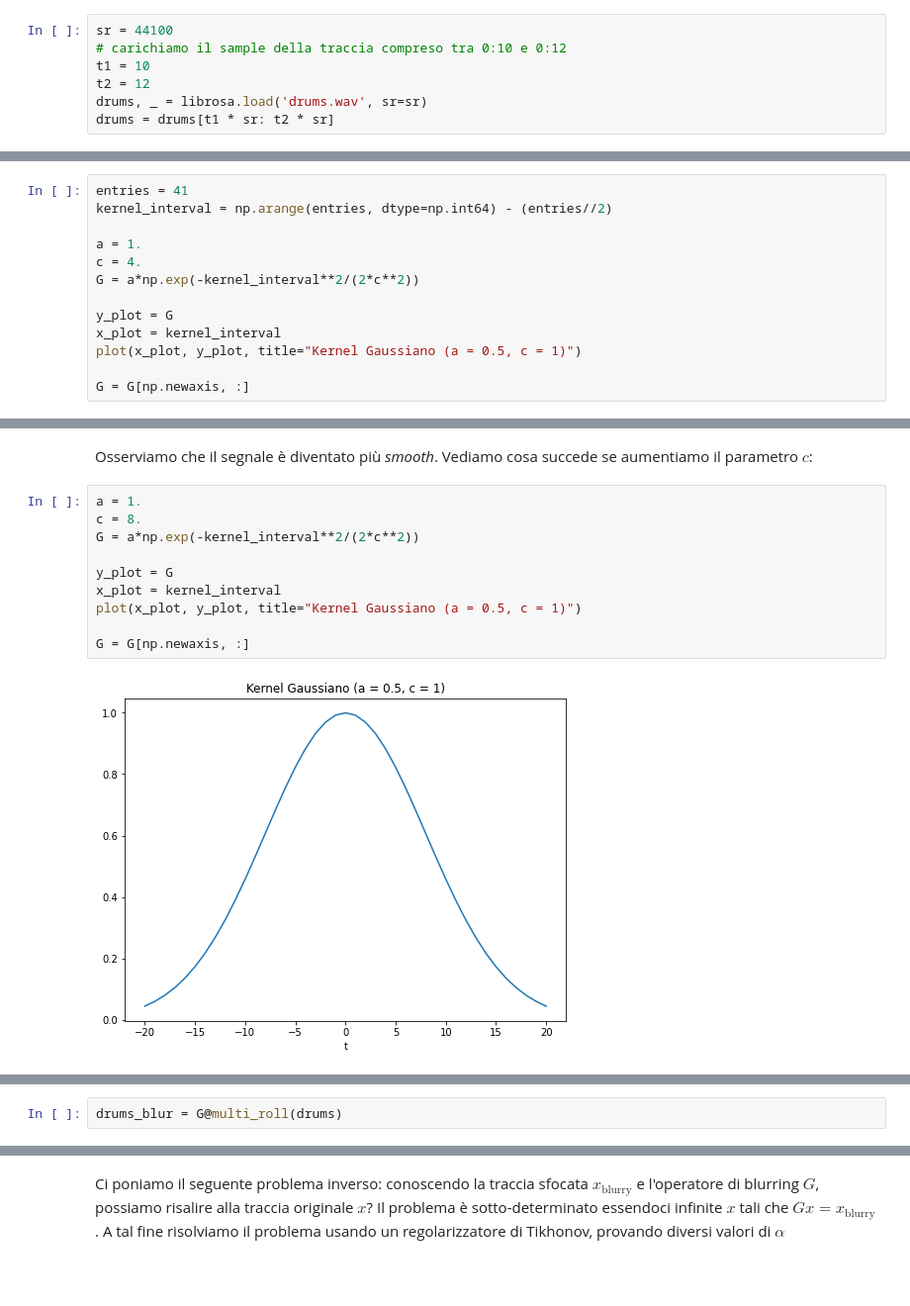
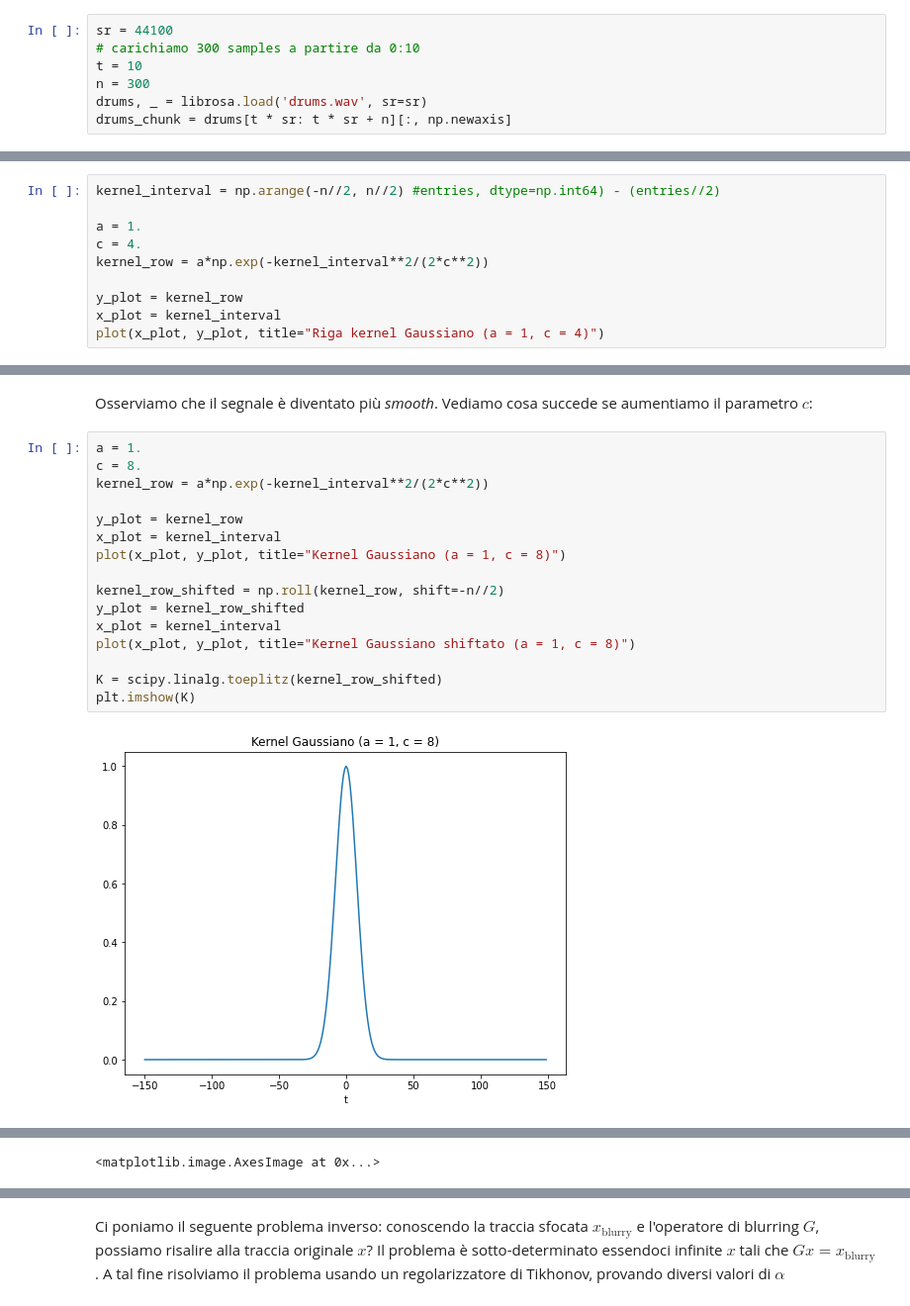
Before and after one commit to erodola/NumMeth-s2-2022, a Jupyter notebook: esercizi/ex3/ex3.ipynb, the cells around one changed output, grey strips where cells are left out. Shown at 99% size. Saved outputs shown, nothing was run; the diff lists cells and outputs as text; blank space fills up the shorter version.

```diff
--- a/esercizi/ex3/ex3.ipynb
+++ b/esercizi/ex3/ex3.ipynb
@@ -175,8 +199,8 @@ Passiamo ad esaminare segnali uni-dimensionali. A tal fine carichiamo la traccia
 # %%
 sr = 44100
-# carichiamo il sample della traccia compreso tra 0:10 e 0:12
-t1 = 10
-t2 = 12
+# carichiamo 300 samples a partire da 0:10
+t = 10
+n = 300
 drums, _ = librosa.load('drums.wav', sr=sr)
-drums = drums[t1 * sr: t2 * sr]
+drums_chunk = drums[t * sr: t * sr + n][:, np.newaxis]
 # %% [markdown]
@@ -197,14 +220,11 @@ Per ottenere una rappresentazione sparsa di $K$, scegliamo solo 100 entrate su o
 # %%
-entries = 41
-kernel_interval = np.arange(entries, dtype=np.int64) - (entries//2)
+kernel_interval = np.arange(-n//2, n//2) #entries, dtype=np.int64) - (entries//2)
 
 a = 1.
 c = 4.
-G = a*np.exp(-kernel_interval**2/(2*c**2))
+kernel_row = a*np.exp(-kernel_interval**2/(2*c**2))
 
-y_plot = G
+y_plot = kernel_row
 x_plot = kernel_interval
-plot(x_plot, y_plot, title="Kernel Gaussiano (a = 0.5, c = 1)")
-
-G = G[np.newaxis, :]
+plot(x_plot, y_plot, title="Riga kernel Gaussiano (a = 1, c = 4)")
 # %% [output]
@@ -233,12 +265,18 @@ Osserviamo che il segnale è diventato più *smooth*. Vediamo cosa succede se au
 # %%
 a = 1.
 c = 8.
-G = a*np.exp(-kernel_interval**2/(2*c**2))
+kernel_row = a*np.exp(-kernel_interval**2/(2*c**2))
 
-y_plot = G
+y_plot = kernel_row
 x_plot = kernel_interval
-plot(x_plot, y_plot, title="Kernel Gaussiano (a = 0.5, c = 1)")
+plot(x_plot, y_plot, title="Kernel Gaussiano (a = 1, c = 8)")
 
-G = G[np.newaxis, :]
+kernel_row_shifted = np.roll(kernel_row, shift=-n//2)
+y_plot = kernel_row_shifted
+x_plot = kernel_interval
+plot(x_plot, y_plot, title="Kernel Gaussiano shiftato (a = 1, c = 8)")
+
+K = scipy.linalg.toeplitz(kernel_row_shifted)
+plt.imshow(K)
 # %% [output]
-[figure, old version]
+[figure, new version]
@@ -244,0 +284 @@ G = G[np.newaxis, :]
+<matplotlib.image.AxesImage at 0x...>
@@ -245,2 +285,0 @@ G = G[np.newaxis, :]
-# %%
-drums_blur = G@multi_roll(drums)
```
Also changed, not shown: parts of 25 cells of this notebook.
